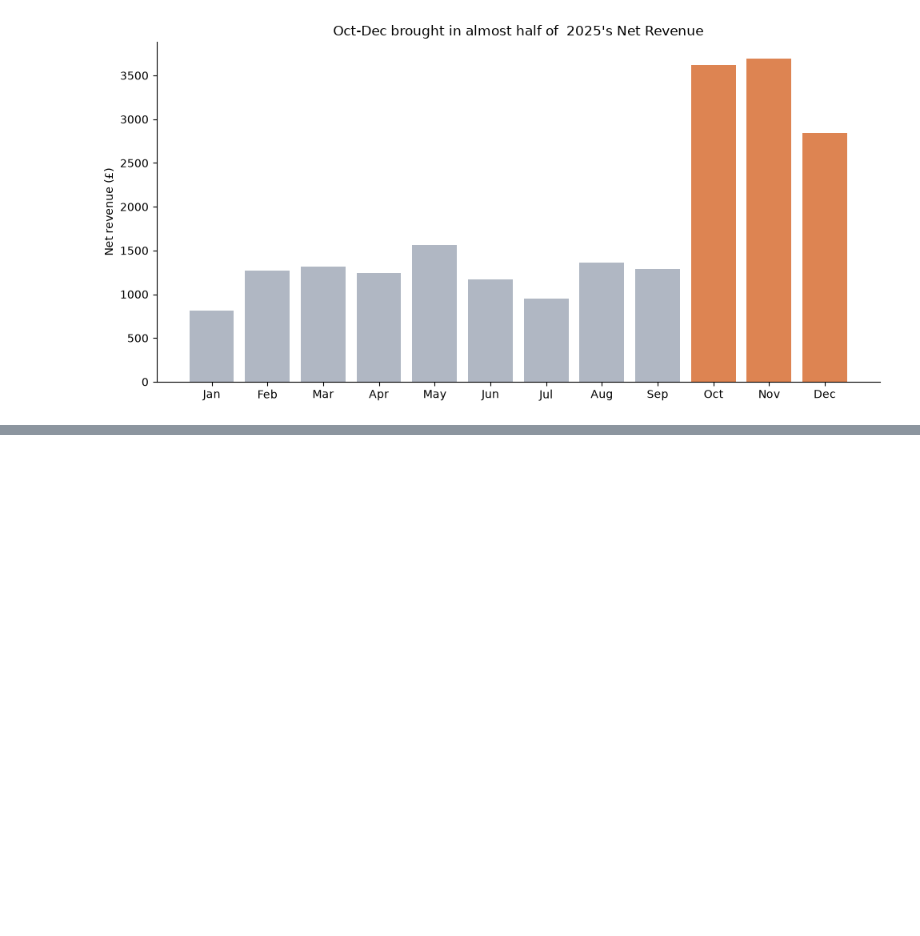
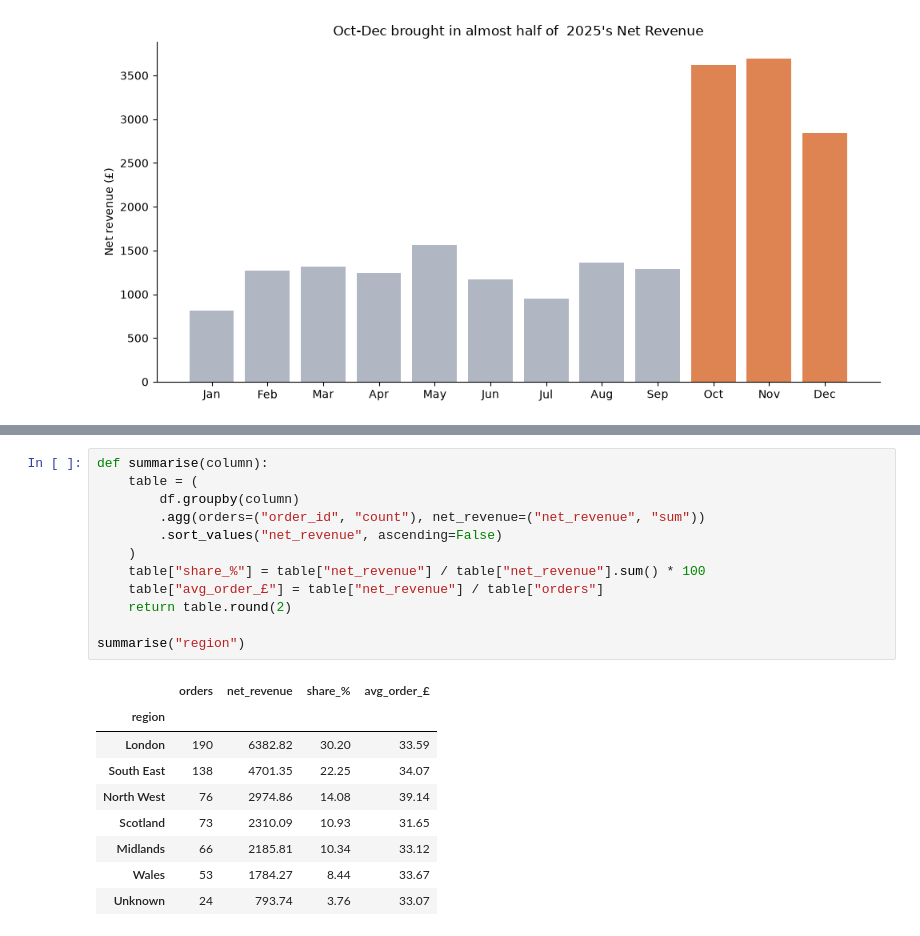
Before and after one commit to gritwellai-coder/job1-willow-wick-sales, a Jupyter notebook: notebooks/02_analysis.ipynb, the cells around one changed output, grey strips where cells are left out. Drawn from its saved outputs; the diff is of its cells as text; blank space fills up the shorter version.

```diff
--- a/notebooks/02_analysis.ipynb
+++ b/notebooks/02_analysis.ipynb
@@ -71,0 +175,22 @@ plt.show()
+# %%
+def summarise(column):
+    table = (
+        df.groupby(column)
+        .agg(orders=("order_id", "count"), net_revenue=("net_revenue", "sum"))
+        .sort_values("net_revenue", ascending=False)
+    )
+    table["share_%"] = table["net_revenue"] / table["net_revenue"].sum() * 100
+    table["avg_order_£"] = table["net_revenue"] / table["orders"]
+    return table.round(2)
+
+summarise("region")
+# %% [output]
+|  | orders | net_revenue | share_% | avg_order_£ |
+| region |  |  |  |  |
+| London | 190 | 6382.82 | 30.20 | 33.59 |
+| South East | 138 | 4701.35 | 22.25 | 34.07 |
+| North West | 76 | 2974.86 | 14.08 | 39.14 |
+| Scotland | 73 | 2310.09 | 10.93 | 31.65 |
+| Midlands | 66 | 2185.81 | 10.34 | 33.12 |
+| Wales | 53 | 1784.27 | 8.44 | 33.67 |
+| Unknown | 24 | 793.74 | 3.76 | 33.07 |
```
Also changed, not shown: parts of 6 cells of this notebook, 1 other file.
